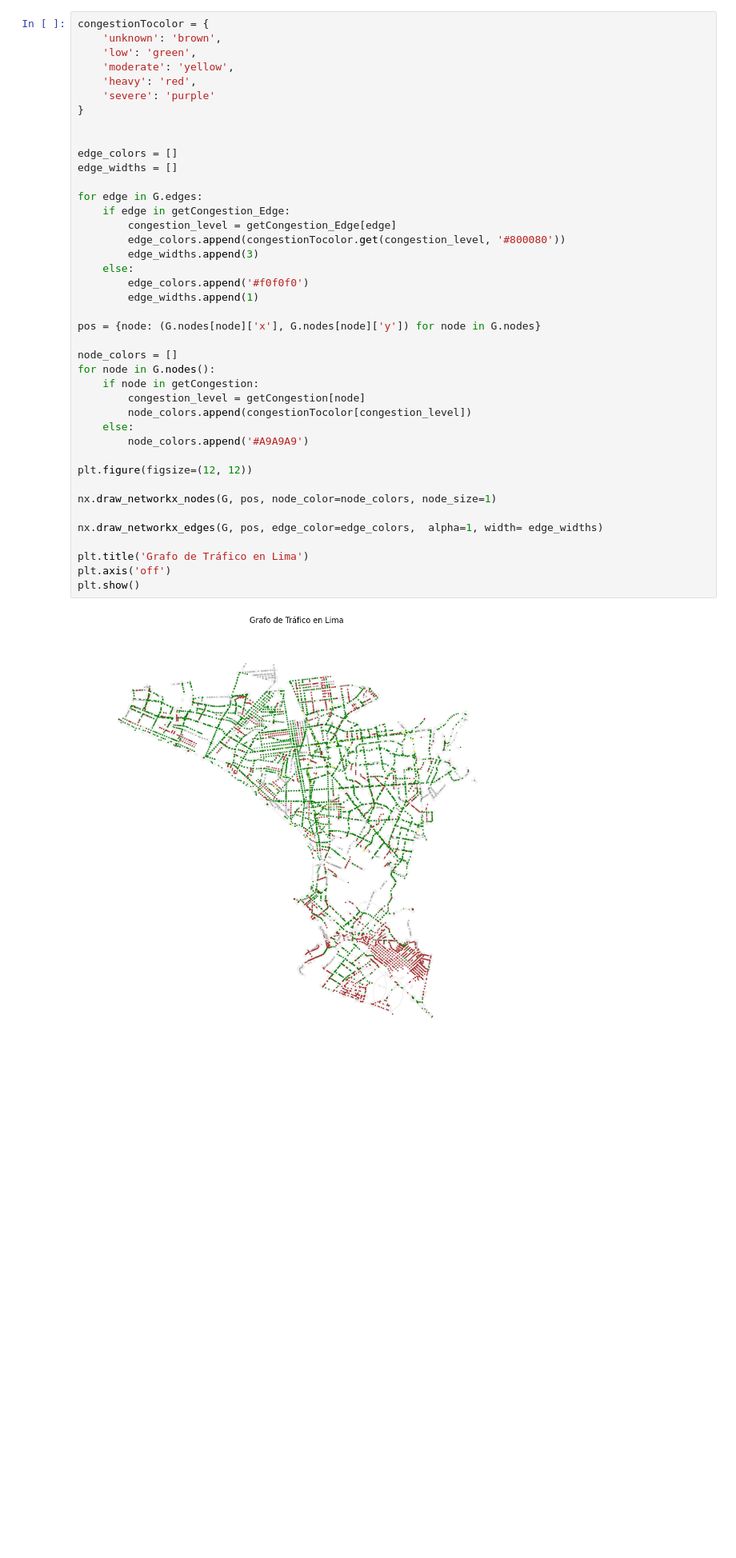
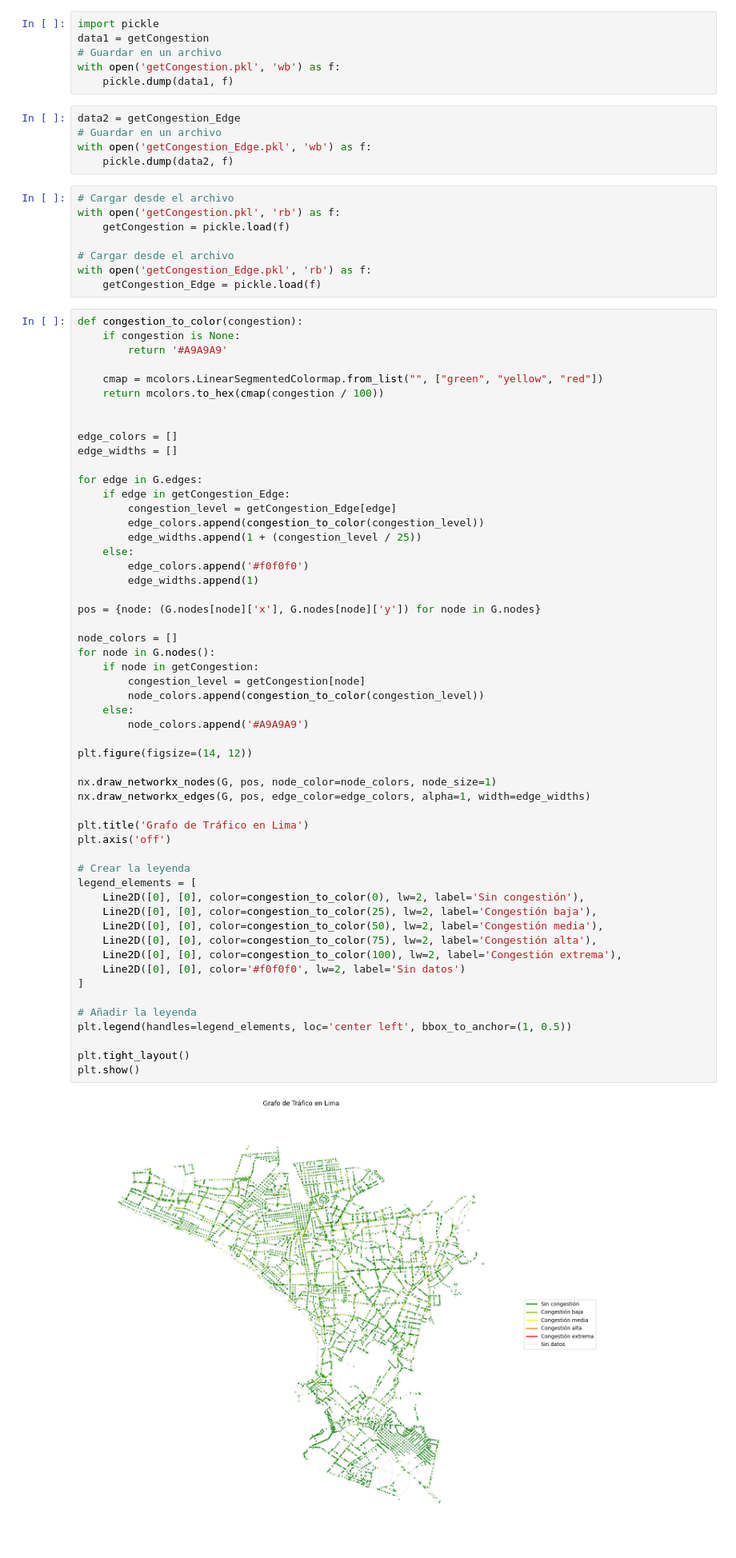
Before and after one commit to forestgump22/TP-AI, a Jupyter notebook: tp.ipynb, the cells around one changed output. Shown at 80% size. Saved outputs shown, nothing was run; the diff lists cells and outputs as text; blank space fills up the shorter version.

Commit message:
congestion de 0 a 100

```diff
--- a/tp.ipynb
+++ b/tp.ipynb
@@ -602,43 +438,75 @@ Nodo 6129287592: (-76.9734178, -12.0864539)
+# %%
+import pickle
+data1 = getCongestion
+# Guardar en un archivo
+with open('getCongestion.pkl', 'wb') as f:
+    pickle.dump(data1, f)
+# %%
+data2 = getCongestion_Edge
+# Guardar en un archivo
+with open('getCongestion_Edge.pkl', 'wb') as f:
+    pickle.dump(data2, f)
+# %%
+# Cargar desde el archivo
+with open('getCongestion.pkl', 'rb') as f:
+    getCongestion = pickle.load(f)
+
+# Cargar desde el archivo
+with open('getCongestion_Edge.pkl', 'rb') as f:
+    getCongestion_Edge = pickle.load(f)
 # %%
-congestionTocolor = {
-    'unknown': 'brown',
-    'low': 'green',
-    'moderate': 'yellow',
-    'heavy': 'red',
-    'severe': 'purple'
-}
+def congestion_to_color(congestion):
+    if congestion is None:
+        return '#A9A9A9'
+
+    cmap = mcolors.LinearSegmentedColormap.from_list("", ["green", "yellow", "red"])
+    return mcolors.to_hex(cmap(congestion / 100))
 
 
 edge_colors = []
 edge_widths = []
 
 for edge in G.edges:
     if edge in getCongestion_Edge:
         congestion_level = getCongestion_Edge[edge]
-        edge_colors.append(congestionTocolor.get(congestion_level, '#800080'))
-        edge_widths.append(3)
+        edge_colors.append(congestion_to_color(congestion_level))
+        edge_widths.append(1 + (congestion_level / 25))
     else:
         edge_colors.append('#f0f0f0')
         edge_widths.append(1)
 
 pos = {node: (G.nodes[node]['x'], G.nodes[node]['y']) for node in G.nodes}
 
 node_colors = []
 for node in G.nodes():
     if node in getCongestion:
         congestion_level = getCongestion[node]
-        node_colors.append(congestionTocolor[congestion_level])
+        node_colors.append(congestion_to_color(congestion_level))
     else:
         node_colors.append('#A9A9A9')
 
-plt.figure(figsize=(12, 12))
+plt.figure(figsize=(14, 12))
 
 nx.draw_networkx_nodes(G, pos, node_color=node_colors, node_size=1)
-
-nx.draw_networkx_edges(G, pos, edge_color=edge_colors,  alpha=1, width= edge_widths)
+nx.draw_networkx_edges(G, pos, edge_color=edge_colors, alpha=1, width=edge_widths)
 
 plt.title('Grafo de Tráfico en Lima')
 plt.axis('off')
+
+# Crear la leyenda
+legend_elements = [
+    Line2D([0], [0], color=congestion_to_color(0), lw=2, label='Sin congestión'),
+    Line2D([0], [0], color=congestion_to_color(25), lw=2, label='Congestión baja'),
+    Line2D([0], [0], color=congestion_to_color(50), lw=2, label='Congestión media'),
+    Line2D([0], [0], color=congestion_to_color(75), lw=2, label='Congestión alta'),
+    Line2D([0], [0], color=congestion_to_color(100), lw=2, label='Congestión extrema'),
+    Line2D([0], [0], color='#f0f0f0', lw=2, label='Sin datos')
+]
+
+# Añadir la leyenda
+plt.legend(handles=legend_elements, loc='center left', bbox_to_anchor=(1, 0.5))
+
+plt.tight_layout()
 plt.show()
 # %% [output]
-[figure, old version]
+[figure, new version]
```
Also changed, not shown: parts of 22 cells of this notebook, 7 other files.
